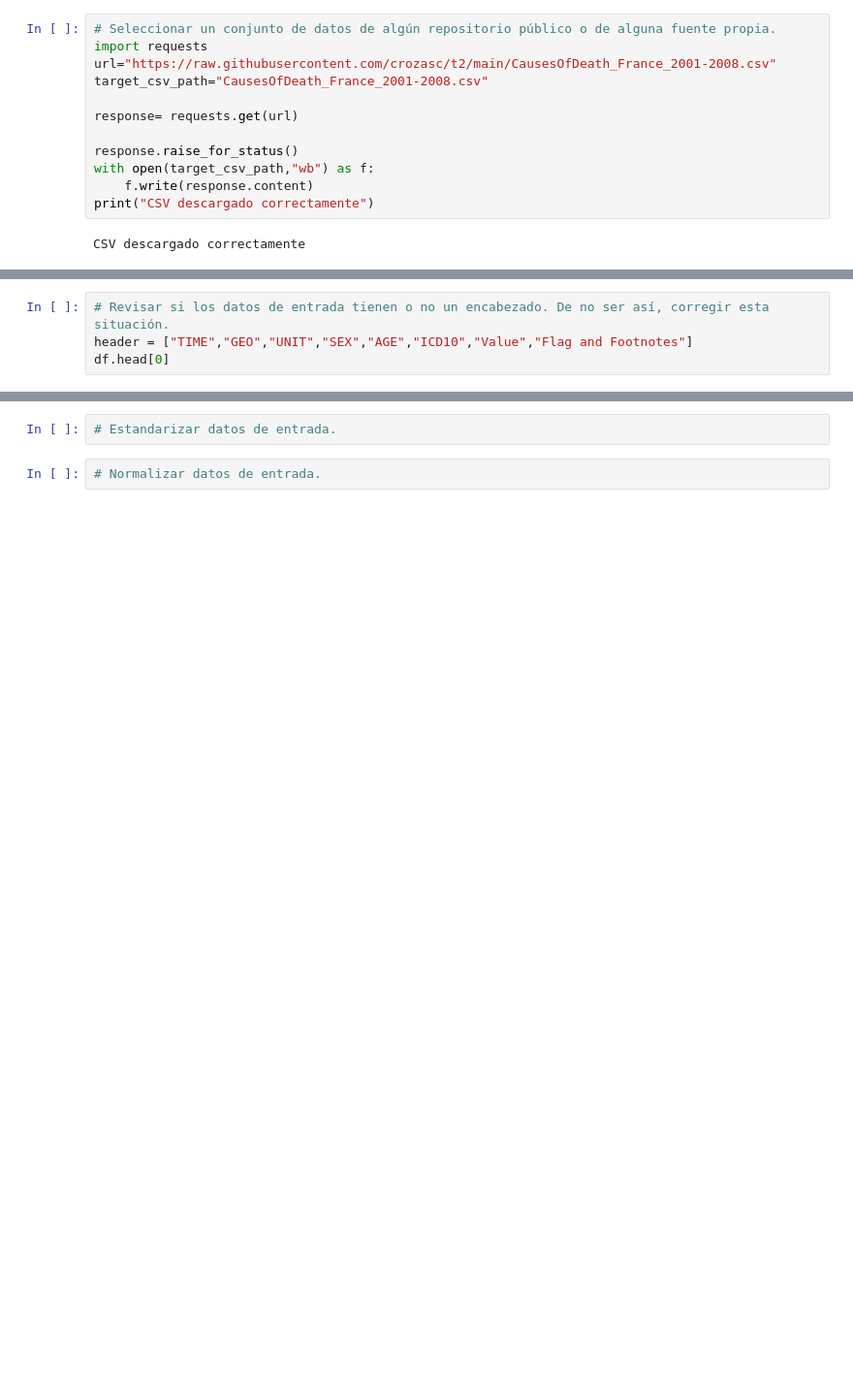
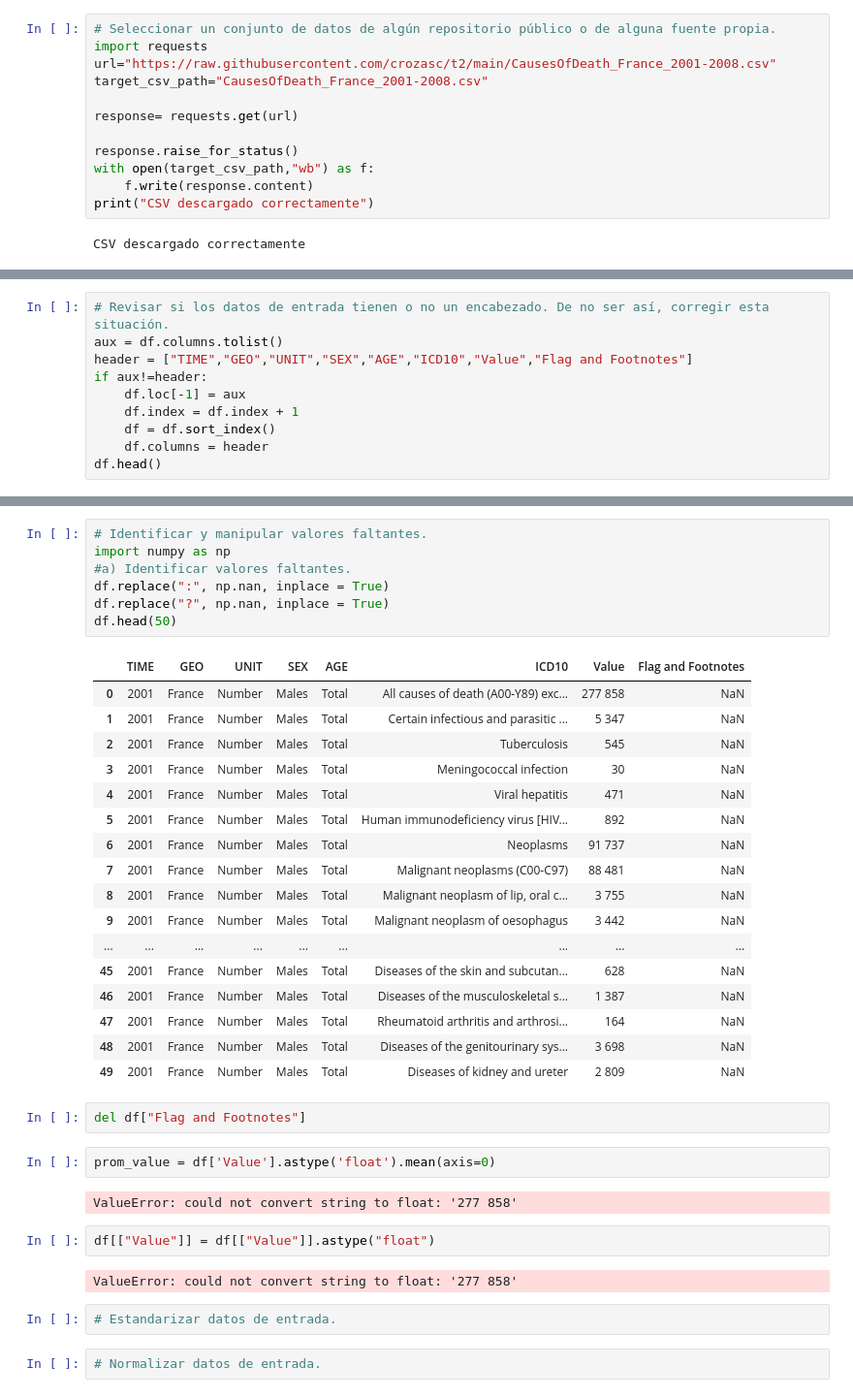
Before and after one commit to crozasc/Clean-and-format-input-dataset, a Jupyter notebook: main.ipynb, the cells around one changed output, grey strips where cells are left out. Shown at 97% size. Saved outputs shown, nothing was run; the diff lists cells and outputs as text; blank space fills up the shorter version.

```diff
--- a/main.ipynb
+++ b/main.ipynb
@@ -21,5 +29,11 @@ df = pd.read_csv("CausesOfDeath_France_2001-2008.csv")
 # %%
 # Revisar si los datos de entrada tienen o no un encabezado. De no ser así, corregir esta situación.
+aux = df.columns.tolist()
 header = ["TIME","GEO","UNIT","SEX","AGE","ICD10","Value","Flag and Footnotes"]
-df.head[0]
+if aux!=header:
+    df.loc[-1] = aux
+    df.index = df.index + 1
+    df = df.sort_index()
+    df.columns = header
+df.head()
 # %% [output]
@@ -34,3 +73,38 @@ TypeError: 'method' object is not subscriptable
+# %%
+# Identificar y manipular valores faltantes.
+import numpy as np
+#a) Identificar valores faltantes.
+df.replace(":", np.nan, inplace = True)
+df.replace("?", np.nan, inplace = True)
+df.head(50)
+# %% [output]
+|  | TIME | GEO | UNIT | SEX | AGE | ICD10 | Value | Flag and Footnotes |
+| 0 | 2001 | France | Number | Males | Total | All causes of death (A00-Y89) exc... | 277 858 | NaN |
+| 1 | 2001 | France | Number | Males | Total | Certain infectious and parasitic ... | 5 347 | NaN |
+| 2 | 2001 | France | Number | Males | Total | Tuberculosis | 545 | NaN |
+| 3 | 2001 | France | Number | Males | Total | Meningococcal infection | 30 | NaN |
+| 4 | 2001 | France | Number | Males | Total | Viral hepatitis | 471 | NaN |
+| 5 | 2001 | France | Number | Males | Total | Human immunodeficiency virus [HIV... | 892 | NaN |
+| 6 | 2001 | France | Number | Males | Total | Neoplasms | 91 737 | NaN |
+| 7 | 2001 | France | Number | Males | Total | Malignant neoplasms (C00-C97) | 88 481 | NaN |
+| 8 | 2001 | France | Number | Males | Total | Malignant neoplasm of lip, oral c... | 3 755 | NaN |
+| 9 | 2001 | France | Number | Males | Total | Malignant neoplasm of oesophagus | 3 442 | NaN |
+| ... | ... | ... | ... | ... | ... | ... | ... | ... |
+| 45 | 2001 | France | Number | Males | Total | Diseases of the skin and subcutan... | 628 | NaN |
+| 46 | 2001 | France | Number | Males | Total | Diseases of the musculoskeletal s... | 1 387 | NaN |
+| 47 | 2001 | France | Number | Males | Total | Rheumatoid arthritis and arthrosi... | 164 | NaN |
+| 48 | 2001 | France | Number | Males | Total | Diseases of the genitourinary sys... | 3 698 | NaN |
+| 49 | 2001 | France | Number | Males | Total | Diseases of kidney and ureter | 2 809 | NaN |
+# %%
+del df["Flag and Footnotes"]
+# %%
+prom_value = df['Value'].astype('float').mean(axis=0)
+# %% [output]
+ValueError: could not convert string to float: '277 858'
+# %%
+df[["Value"]] = df[["Value"]].astype("float")
+# %% [output]
+ValueError: could not convert string to float: '277 858'
 # %%
 # Estandarizar datos de entrada.
 # %%
```
Also changed, not shown: parts of 5 cells of this notebook, 1 other file.
